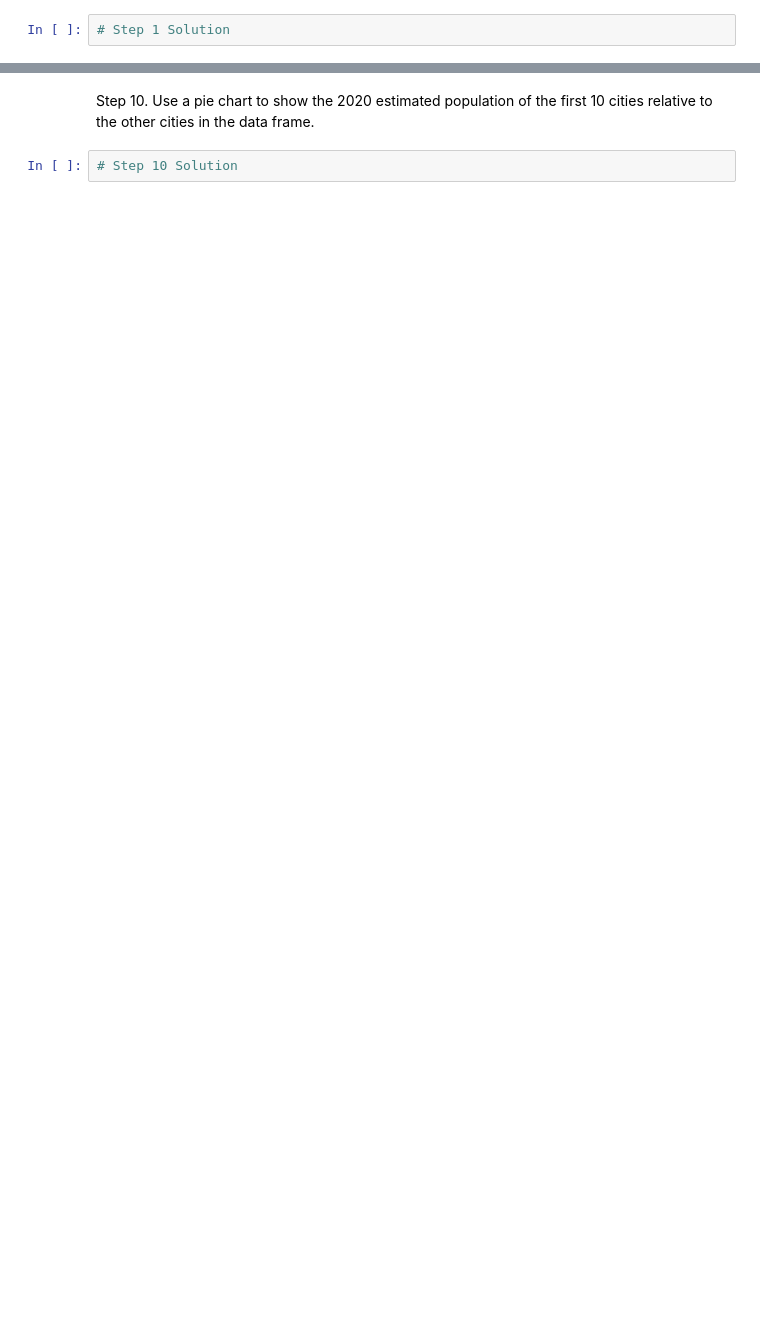
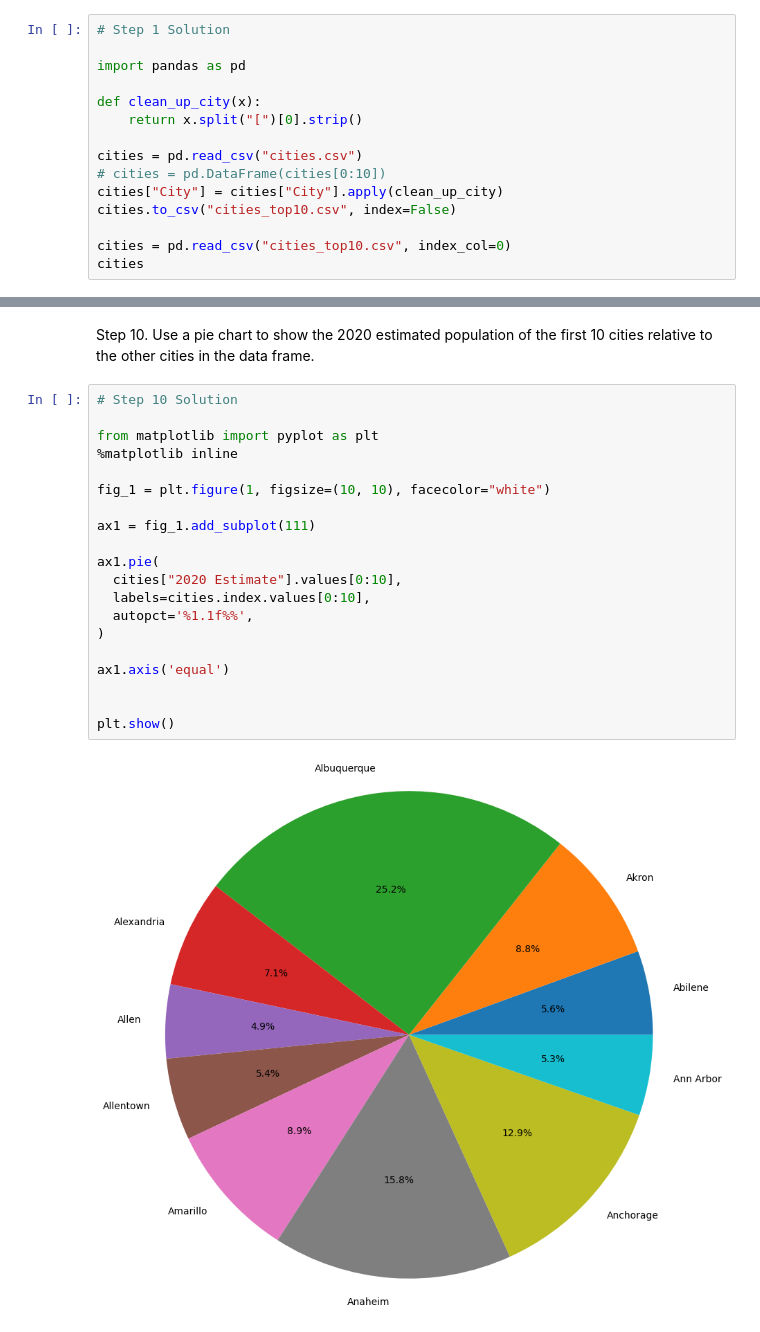
Before and after one commit to t4d-classes/advanced-python_03062023, a Jupyter notebook: jupyter/exercises/05_Exercise.ipynb, the cells around one changed output, grey strips where cells are left out. Saved outputs shown, nothing was run; the diff lists cells and outputs as text; blank space fills up the shorter version.

```diff
--- a/jupyter/exercises/05_Exercise.ipynb
+++ b/jupyter/exercises/05_Exercise.ipynb
@@ -4,3 +4,16 @@
 Step 1. Load the cities (not the swapped version) CSV file created in exercise 4. Use only the city for the index. You can modify the cities.csv file with Excel to only have the first 10 rows.
 # %%
 # Step 1 Solution
+
+import pandas as pd
+
+def clean_up_city(x):
+    return x.split("[")[0].strip()
+
+cities = pd.read_csv("cities.csv")
+# cities = pd.DataFrame(cities[0:10])
+cities["City"] = cities["City"].apply(clean_up_city)
+cities.to_csv("cities_top10.csv", index=False)
+
+cities = pd.read_csv("cities_top10.csv", index_col=0)
+cities
@@ -40,3 +160,23 @@ Step 9. Display descriptive statistics for the data frame.
 Step 10. Use a pie chart to show the 2020 estimated population of the first 10 cities relative to the other cities in the data frame.
 # %%
 # Step 10 Solution
+
+from matplotlib import pyplot as plt
+%matplotlib inline
+
+fig_1 = plt.figure(1, figsize=(10, 10), facecolor="white")
+
+ax1 = fig_1.add_subplot(111)
+
+ax1.pie(
+  cities["2020 Estimate"].values[0:10],
+  labels=cities.index.values[0:10],
+  autopct='%1.1f%%',
+)
+
+ax1.axis('equal')
+
+
+plt.show()
+# %% [output]
+[figure, added]
```
Also changed, not shown: parts of 10 cells of this notebook, 14 other files.
